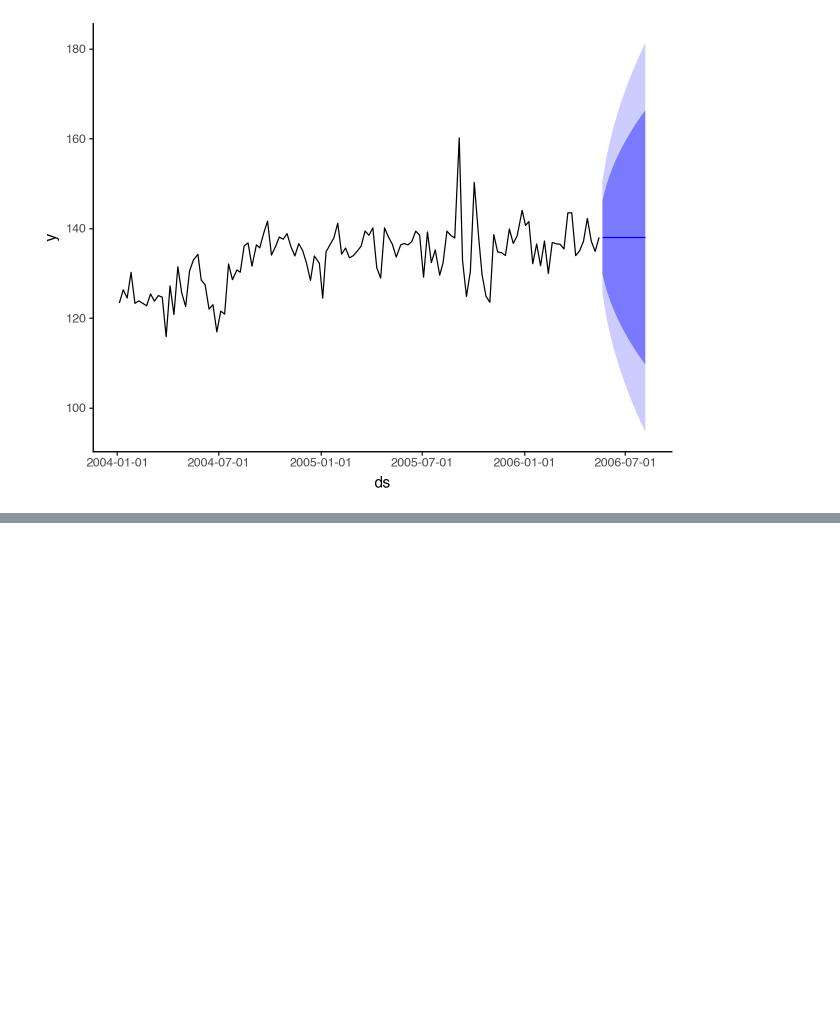
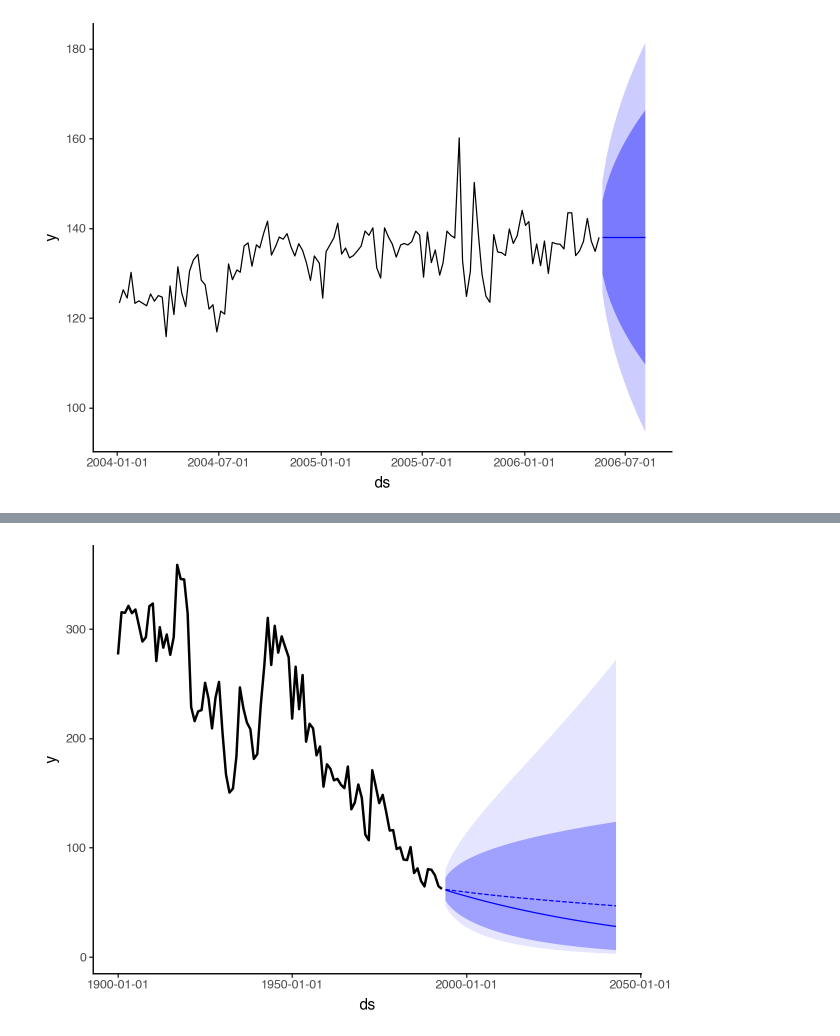
Before and after one commit to sebsciarra/gas_pump_prices, a Jupyter notebook: notebooks/chap5_forecaster_toolbox.ipynb, the cells around one changed output, grey strips where cells are left out. Saved outputs shown, nothing was run; the diff lists cells and outputs as text; code cells hidden in the pictures; blank space fills up the shorter version.

```diff
--- a/notebooks/chap5_forecaster_toolbox.ipynb
+++ b/notebooks/chap5_forecaster_toolbox.ipynb
@@ -307,0 +409,36 @@ df_forecast = sf.forecast(df=df_train, h=12, level=[80, 95])  # NOTE: forecast f
+# %%
+df_egg = pd.read_csv("data/raw/eggs.csv", parse_dates=["ds"])
+df_egg_log = df_egg.copy()
+df_egg_log['y'] = np.log(df_egg_log['y'])
+
+rwd_method = RandomWalkWithDrift()
+sf = StatsForecast(models=[rwd_method], freq="Y")
+sf.fit(egg_df_log)
+fcasts = sf.forecast(df=egg_df_log, h=50, level=[80, 95])
+sigma_h = (fcasts['RWD-hi-80'] - fcasts['RWD-lo-80']) / (2 * 1.28)
+sigma_h_squared = sigma_h**2
+bias_adjusted = np.exp(fcasts['RWD']) * (1 + sigma_h_squared/2)
+fcasts_original = fcasts.copy()
+columns_to_transform = \
+  ['RWD', 'RWD-lo-80', 'RWD-lo-95', 'RWD-hi-80', 'RWD-hi-95']
+for col in columns_to_transform:
+    fcasts_original[col] = np.exp(fcasts[col])
+fcasts_original['RWD-adjusted'] = bias_adjusted
+
+# filter on dates greater than last observed date
+date_last_obs = df_egg['ds'].max()
+df_fcast_new = fcasts_original.loc[fcasts_original['ds'].ge(date_last_obs)]
+
+(ggplot(data=df_egg, mapping=aes(x='ds', y='y')) +
+  geom_line(size=1) +
+  geom_line(inherit_aes=False, data=fcasts_original,
+           mapping=(aes(x='ds', y='RWD')), color='blue') +
+  geom_line(inherit_aes=False, data=fcasts_original,
+           mapping=(aes(x='ds', y='RWD-adjusted')), color='blue', linetype='dashed') +
+  geom_ribbon(inherit_aes=False, data=df_fcast_new,
+              mapping=aes(ymin='RWD-lo-95', ymax='RWD-hi-95', x='ds'), alpha=.1, fill='blue') +
+  geom_ribbon(inherit_aes=False, data=df_fcast_new,
+              mapping=aes(ymin='RWD-lo-80', ymax='RWD-hi-80', x='ds'), alpha=.3, fill='blue') +
+  theme_classic())
+# %% [output]
+[figure, added]
```
Also changed, not shown: parts of 14 cells of this notebook.
